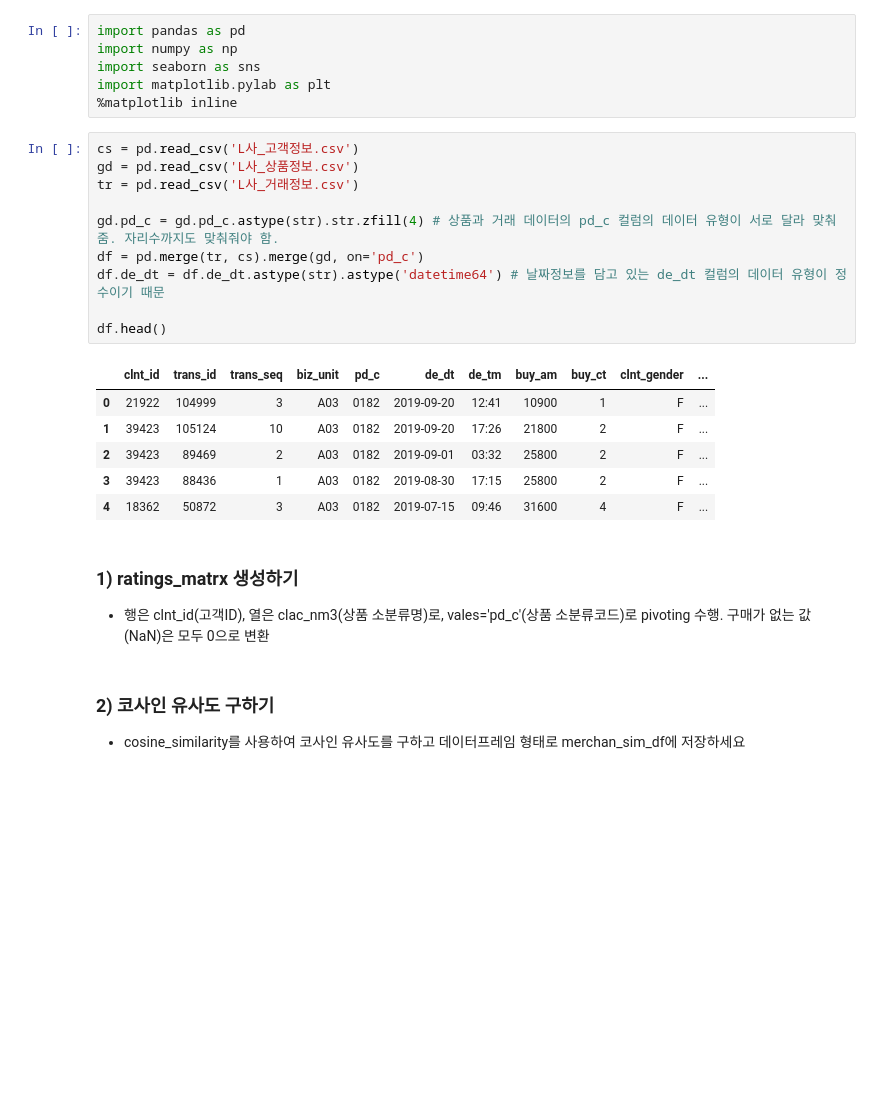
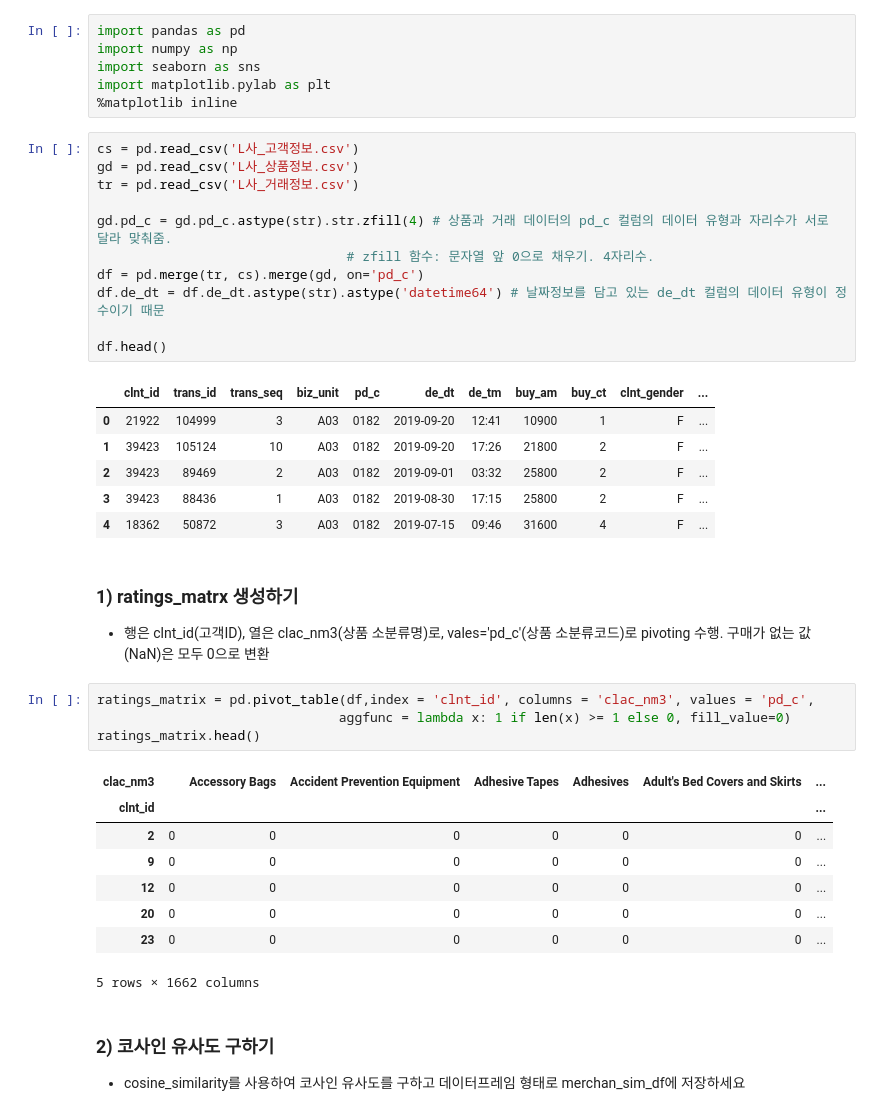
Before and after one commit to juhee3199/Machine-learning_advanced-study, a Jupyter notebook: 2-11 추천시스템 복습/2-11 추천시스템 복습.ipynb, the cells around one changed output. Drawn from its saved outputs; the diff is of its cells as text; blank space fills up the shorter version.

```diff
--- a/2-11 추천시스템 복습/2-11 추천시스템 복습.ipynb
+++ b/2-11 추천시스템 복습/2-11 추천시스템 복습.ipynb
@@ -14,7 +14,8 @@ cs = pd.read_csv('L사_고객정보.csv')
 gd = pd.read_csv('L사_상품정보.csv')
 tr = pd.read_csv('L사_거래정보.csv')
 
-gd.pd_c = gd.pd_c.astype(str).str.zfill(4) # 상품과 거래 데이터의 pd_c 컬럼의 데이터 유형이 서로 달라 맞춰줌. 자리수까지도 맞춰줘야 함.
+gd.pd_c = gd.pd_c.astype(str).str.zfill(4) # 상품과 거래 데이터의 pd_c 컬럼의 데이터 유형과 자리수가 서로 달라 맞춰줌.
+                                # zfill 함수: 문자열 앞 0으로 채우기. 4자리수.
 df = pd.merge(tr, cs).merge(gd, on='pd_c')
 df.de_dt = df.de_dt.astype(str).astype('datetime64') # 날짜정보를 담고 있는 de_dt 컬럼의 데이터 유형이 정수이기 때문
 
@@ -29,6 +30,19 @@ df.head()
 # %% [markdown]
 ### 1) ratings_matrx 생성하기
 - 행은 clnt_id(고객ID), 열은 clac_nm3(상품 소분류명)로, vales='pd_c'(상품 소분류코드)로 pivoting 수행. 구매가 없는 값(NaN)은 모두 0으로 변환
+# %%
+ratings_matrix = pd.pivot_table(df,index = 'clnt_id', columns = 'clac_nm3', values = 'pd_c',
+                               aggfunc = lambda x: 1 if len(x) >= 1 else 0, fill_value=0)
+ratings_matrix.head()
+# %% [output]
+| clac_nm3 |  | Accessory Bags | Accident Prevention Equipment | Adhesive Tapes | Adhesives | Adult's Bed Covers and Skirts | ... |
+| clnt_id |  |  |  |  |  |  | ... |
+| 2 | 0 | 0 | 0 | 0 | 0 | 0 | ... |
+| 9 | 0 | 0 | 0 | 0 | 0 | 0 | ... |
+| 12 | 0 | 0 | 0 | 0 | 0 | 0 | ... |
+| 20 | 0 | 0 | 0 | 0 | 0 | 0 | ... |
+| 23 | 0 | 0 | 0 | 0 | 0 | 0 | ... |
+5 rows × 1662 columns
 # %% [markdown]
 ### 2) 코사인 유사도 구하기
 - cosine_similarity를 사용하여 코사인 유사도를 구하고 데이터프레임 형태로 merchan_sim_df에 저장하세요
```
Also changed, not shown: parts of 8 cells of this notebook.
